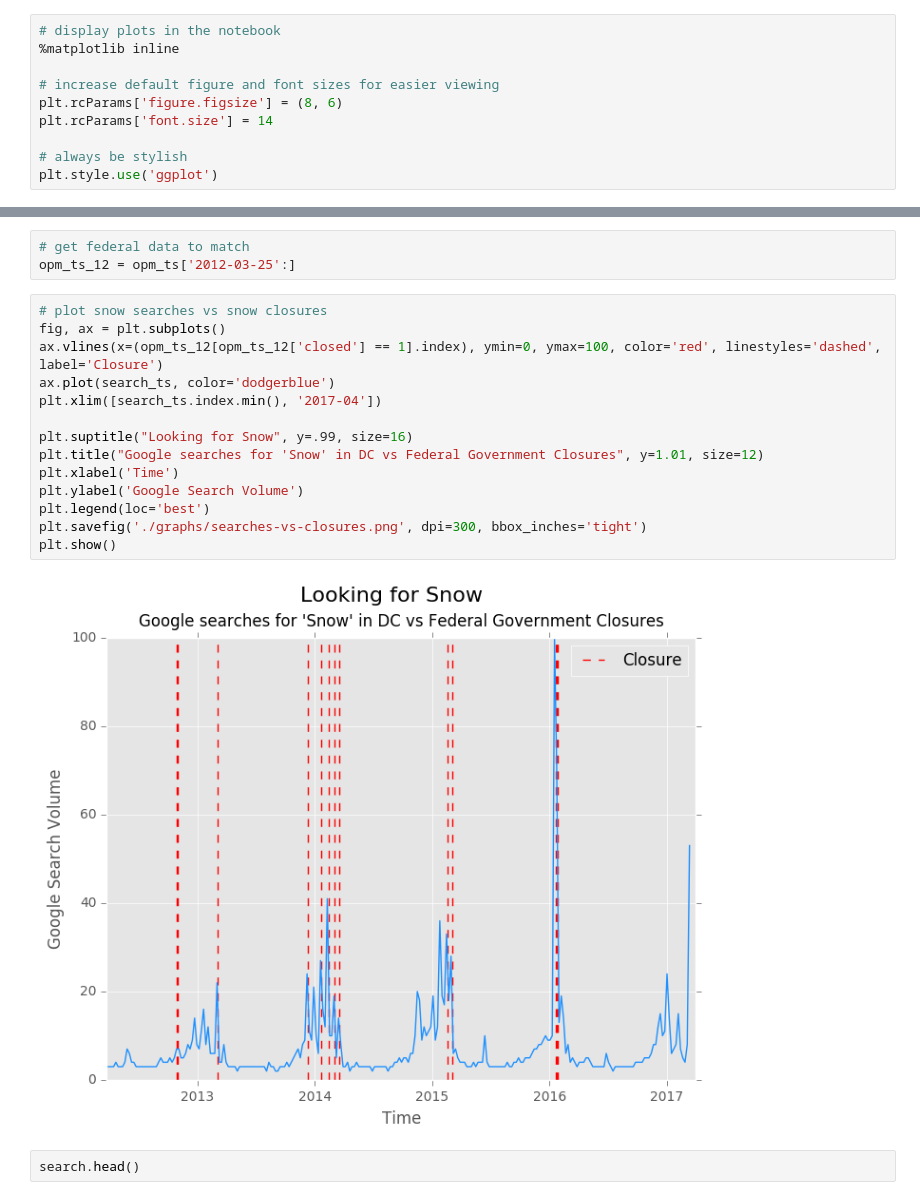
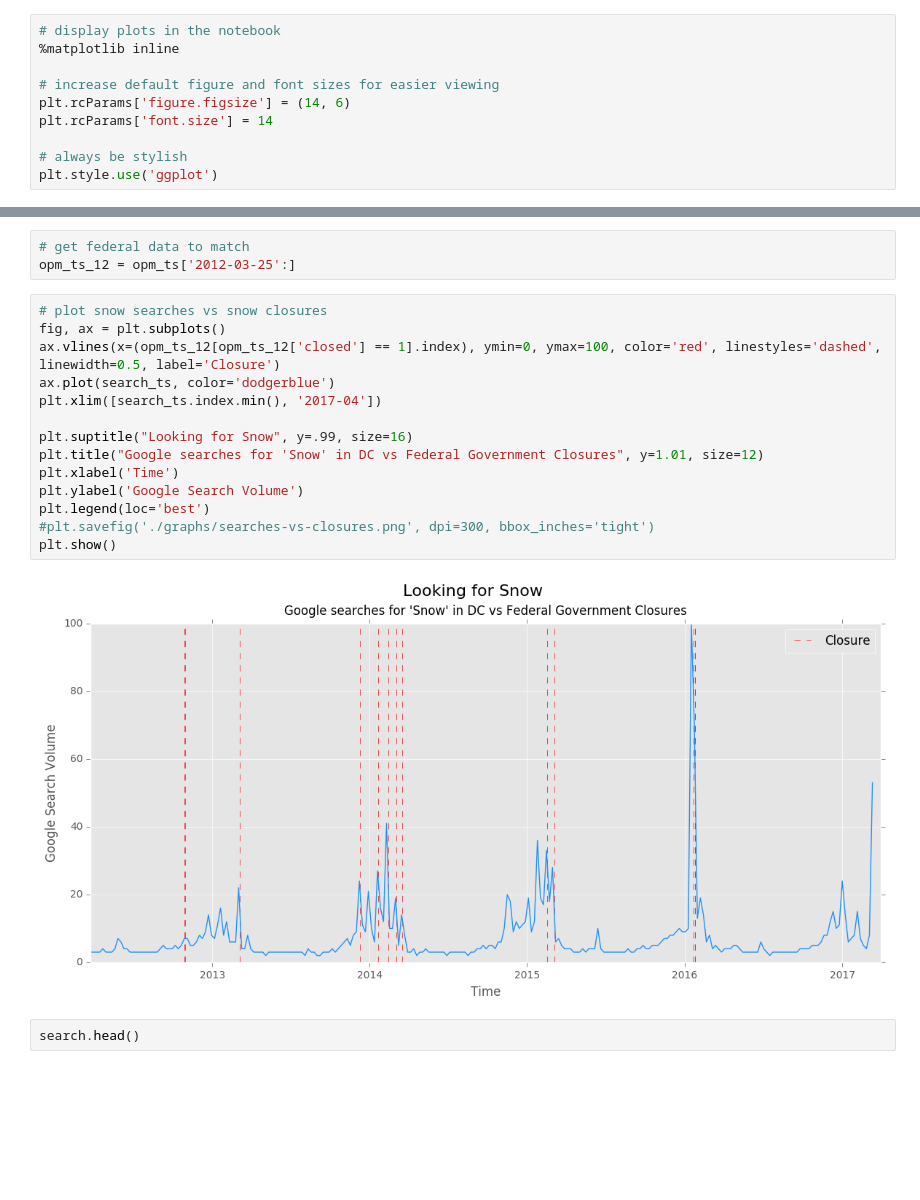
Before and after one commit to josephofiowa/zenzic, a Jupyter notebook: federal-snow/fed-closure-analysis.ipynb, the cells around one changed output, grey strips where cells are left out. Drawn from its saved outputs; the diff is of its cells as text; blank space fills up the shorter version.

```diff
--- a/federal-snow/fed-closure-analysis.ipynb
+++ b/federal-snow/fed-closure-analysis.ipynb
@@ -9,7 +9,7 @@ import numpy as np
 %matplotlib inline
 
 # increase default figure and font sizes for easier viewing
-plt.rcParams['figure.figsize'] = (8, 6)
+plt.rcParams['figure.figsize'] = (14, 6)
 plt.rcParams['font.size'] = 14
 
 # always be stylish
@@ -307,19 +308,19 @@ opm_ts_12 = opm_ts['2012-03-25':]
 # %%
 # plot snow searches vs snow closures
 fig, ax = plt.subplots()
-ax.vlines(x=(opm_ts_12[opm_ts_12['closed'] == 1].index), ymin=0, ymax=100, color='red', linestyles='dashed', label='Closure')
+ax.vlines(x=(opm_ts_12[opm_ts_12['closed'] == 1].index), ymin=0, ymax=100, color='red', linestyles='dashed', linewidth=0.5, label='Closure')
 ax.plot(search_ts, color='dodgerblue')
 plt.xlim([search_ts.index.min(), '2017-04'])
 
 plt.suptitle("Looking for Snow", y=.99, size=16)
 plt.title("Google searches for 'Snow' in DC vs Federal Government Closures", y=1.01, size=12)
 plt.xlabel('Time')
 plt.ylabel('Google Search Volume')
 plt.legend(loc='best')
-plt.savefig('./graphs/searches-vs-closures.png', dpi=300, bbox_inches='tight')
+#plt.savefig('./graphs/searches-vs-closures.png', dpi=300, bbox_inches='tight')
 plt.show()
 # %% [output]
-[figure, old version]
+[figure, new version]
 # %%
 search.head()
 # %% [output]
```
Also changed, not shown: parts of 1 cell of this notebook, 2 other files.
